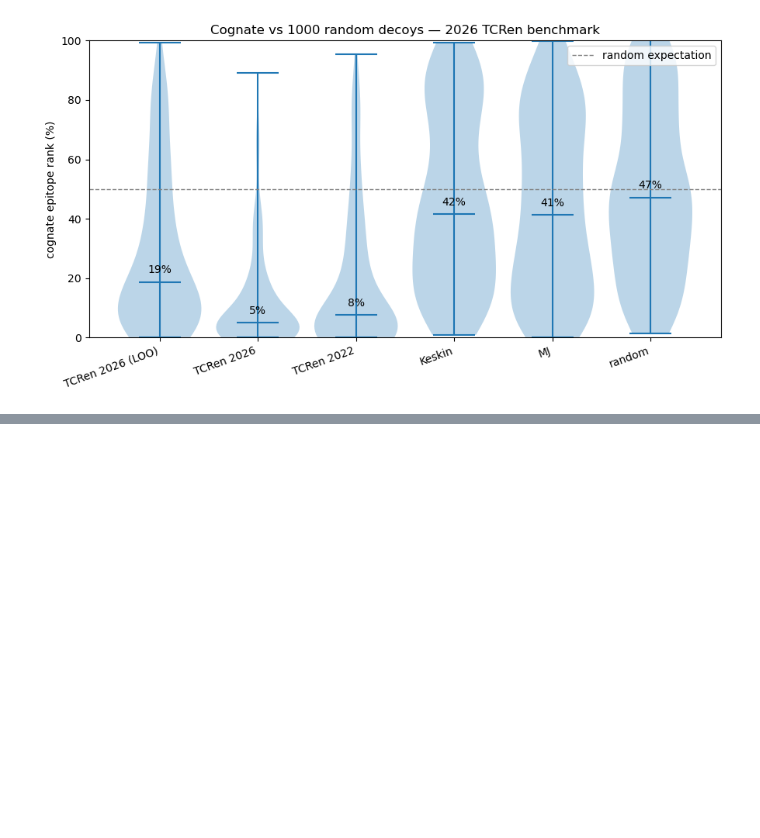
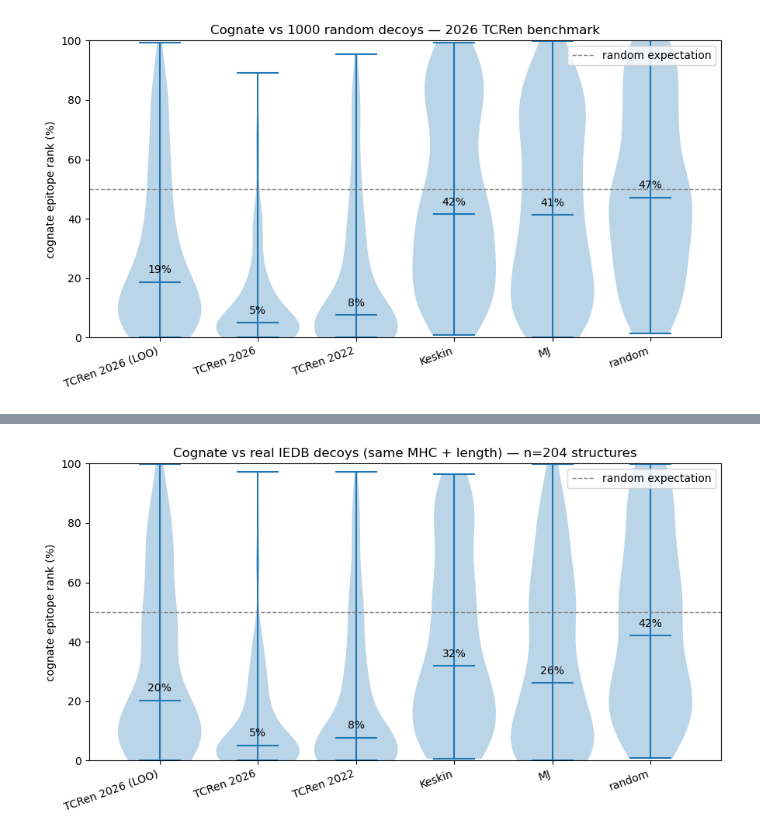
Before and after one commit to antigenomics/tcren, a Jupyter notebook: notebooks/natcompsci2022/02_benchmark_cognate_unrelated.ipynb, the cells around one changed output, grey strips where cells are left out. Drawn from its saved outputs; the diff is of its cells as text; code cells hidden in the pictures; blank space fills up the shorter version.

```diff
--- a/notebooks/natcompsci2022/02_benchmark_cognate_unrelated.ipynb
+++ b/notebooks/natcompsci2022/02_benchmark_cognate_unrelated.ipynb
@@ -118,0 +226,14 @@ plt.tight_layout()
+# %%
+# Fig 2b: cognate-epitope rank vs real IEDB decoys (same MHC group + length; lower = better).
+fig, ax = plt.subplots(figsize=(9, 5))
+data = [ranks_iedb[k] for k in order]
+ax.violinplot(data, showmedians=True, widths=0.85)
+for i, k in enumerate(order, 1):
+    ax.text(i, np.median(ranks_iedb[k]) + 3, f'{round(np.median(ranks_iedb[k]))}%', ha='center', fontsize=10)
+ax.set_xticks(range(1, len(order) + 1)); ax.set_xticklabels(order, rotation=20, ha='right')
+ax.set_ylabel('cognate epitope rank (%)'); ax.set_ylim(0, 100)
+ax.axhline(50, ls='--', c='grey', lw=1, label='random expectation')
+ax.set_title(f'Cognate vs real IEDB decoys (same MHC + length) — n={len(ranks_iedb[order[0]])} structures')
+ax.legend(); plt.tight_layout()
+# %% [output]
+[figure, added]
```
Also changed, not shown: parts of 3 cells of this notebook, 5 other files.
